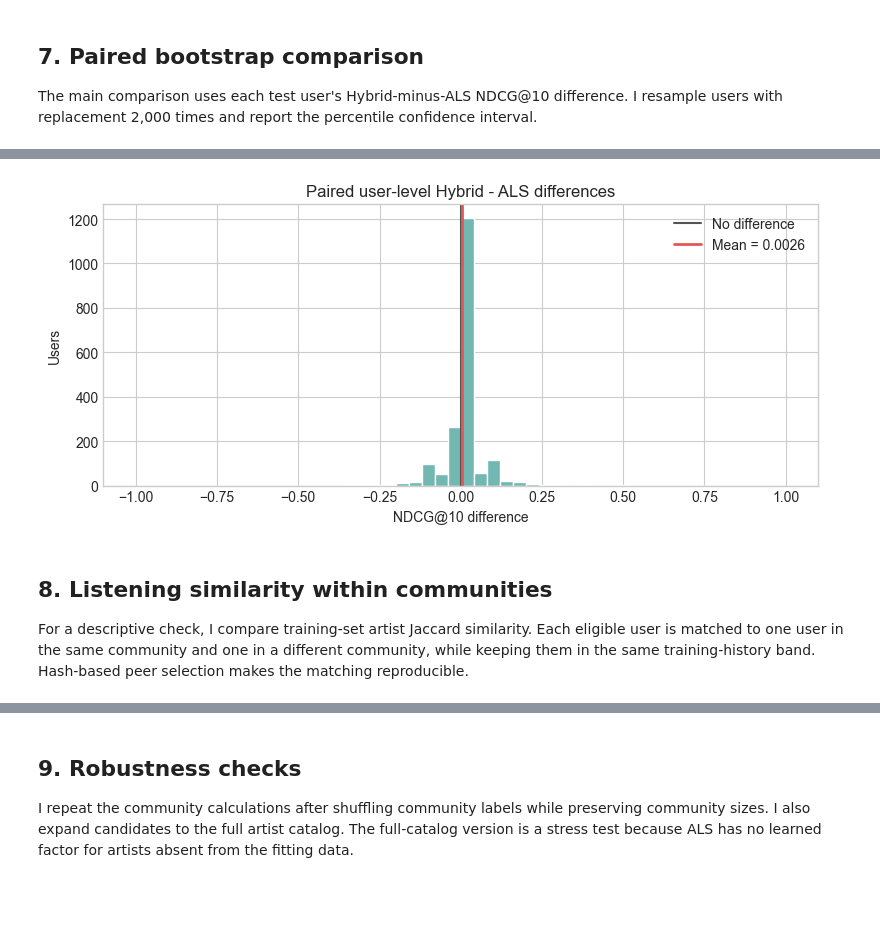
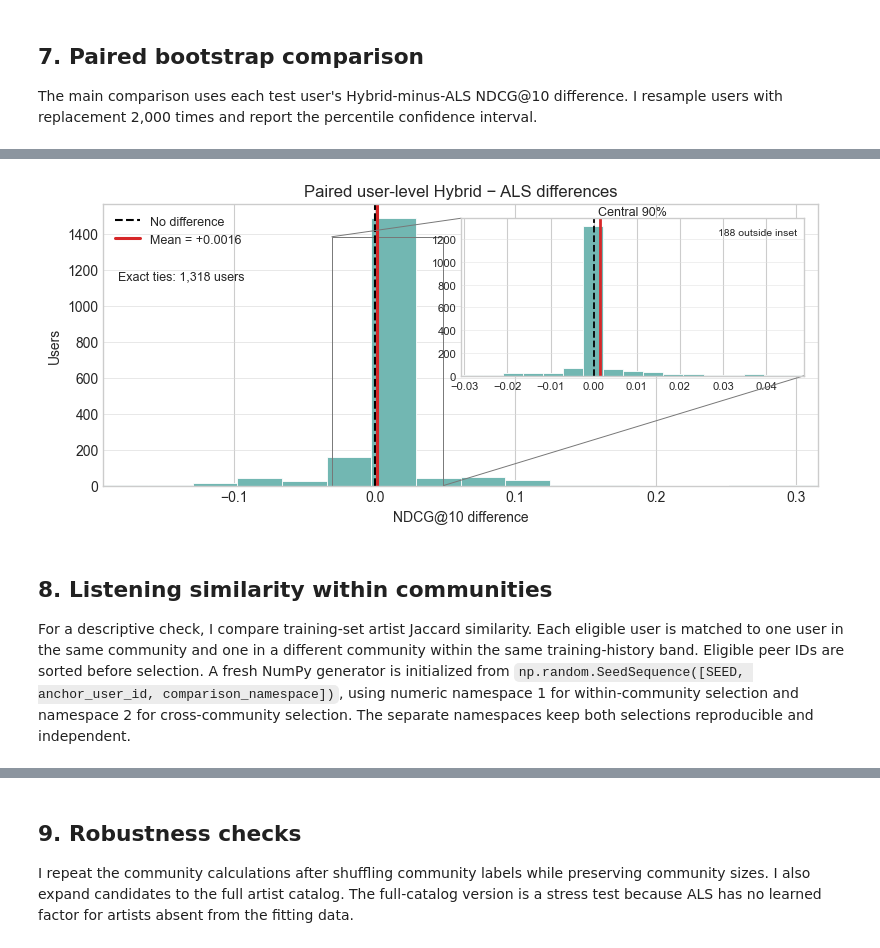
Before and after one commit to huangwanlu/dsa5101-lastfm-project, a Jupyter notebook: analysis.ipynb, the cells around one changed output, grey strips where cells are left out. Saved outputs shown, nothing was run; the diff lists cells and outputs as text; code cells hidden in the pictures; blank space fills up the shorter version.

```diff
--- a/analysis.ipynb
+++ b/analysis.ipynb
@@ -127,16 +191,18 @@ def allocation_counts(n):
     return tuple(counts)
 
 
-def row_key(user_id, artist_id):
-    text = f"{SEED}|{user_id}|{artist_id}".encode("ascii")
-    return sha256(text).digest(), artist_id
+def shuffle_user_rows(rows, user_id, seed=SEED):
+    rows = sorted(rows, key=lambda row: row[0])
+    rng = np.random.default_rng(np.random.SeedSequence([seed, int(user_id)]))
+    order = rng.permutation(len(rows))
+    return [rows[index] for index in order]
 # %%
 assignments = []
 partition_names = ("train", "validation", "test")
 
 for user_id, group in listens.groupby("user_id", sort=True):
     rows = [(int(row.artist_id), int(row.weight)) for row in group.itertuples()]
-    rows = sorted(rows, key=lambda row: row_key(int(user_id), row[0]))
+    rows = shuffle_user_rows(rows, int(user_id))
     if len(rows) < 7:
         assignments.extend((user_id, artist, weight, "train_only_low_history")
                            for artist, weight in rows)
@@ -540,18 +606,51 @@ display(bootstrap_result.round(8))
 # %%
+from mpl_toolkits.axes_grid1.inset_locator import inset_axes, mark_inset
+
+mean_difference = differences.mean()
+zero_count = int(np.count_nonzero(differences == 0))
+full_bins = np.histogram_bin_edges(differences, bins="doane")
+zoom_low, zoom_high = np.quantile(differences, [0.05, 0.95])
+zoom_values = differences[(differences >= zoom_low) & (differences <= zoom_high)]
+zoom_bins = np.histogram_bin_edges(zoom_values, bins="doane")
+outside_zoom = len(differences) - len(zoom_values)
+
 fig, ax = plt.subplots(figsize=(8, 3.7))
-ax.hist(differences, bins=np.linspace(-1, 1, 51), color="#72B7B2", edgecolor="white")
-ax.axvline(0, color="#555555", label="No difference")
-ax.axvline(differences.mean(), color="#E45756", linewidth=2,
-           label=f"Mean = {differences.mean():.4f}")
-ax.set(title="Paired user-level Hybrid - ALS differences",
-       xlabel="NDCG@10 difference", ylabel="Users")
-ax.legend(); plt.tight_layout(); plt.show()
+hist_style = dict(color="#72B7B2", edgecolor="white", linewidth=0.6)
+ax.hist(differences, bins=full_bins, **hist_style)
+ax.axvline(0, color="black", linestyle="--", linewidth=1.5,
+           label="No difference")
+ax.axvline(mean_difference, color="#D62728", linewidth=2.2,
+           label=f"Mean = {mean_difference:+.4f}")
+ax.set(title="Paired user-level Hybrid − ALS differences",
+       xlabel="NDCG@10 difference", ylabel="Users",
+       xlim=(differences.min(), differences.max()))
+ax.grid(axis="y", color="#D9D9D9", linewidth=0.6, alpha=0.7)
+ax.set_axisbelow(True)
+ax.legend(loc="upper left", frameon=False, fontsize=9)
+ax.text(0.02, 0.73, f"Exact ties: {zero_count:,} users",
+        transform=ax.transAxes, fontsize=9)
+
+zoom_ax = inset_axes(ax, width="48%", height="56%", loc="upper right", borderpad=1.0)
+zoom_ax.hist(zoom_values, bins=zoom_bins, **hist_style)
+zoom_ax.axvline(0, color="black", linestyle="--", linewidth=1.3)
+zoom_ax.axvline(mean_difference, color="#D62728", linewidth=2.0)
+zoom_ax.set_xlim(zoom_low, zoom_high)
+zoom_ax.set_title("Central 90%", fontsize=9, pad=2)
+zoom_ax.tick_params(labelsize=8)
+zoom_ax.grid(axis="y", color="#E0E0E0", linewidth=0.5, alpha=0.7)
+zoom_ax.text(0.98, 0.94, f"{outside_zoom:,} outside inset", ha="right", va="top",
+             transform=zoom_ax.transAxes, fontsize=7.5)
+mark_inset(ax, zoom_ax, loc1=2, loc2=4, fc="none", ec="#777777", lw=0.7)
+
+fig.subplots_adjust(left=0.09, right=0.98, bottom=0.16, top=0.88)
+fig.savefig("report_assets/h2_differences.png", dpi=200, bbox_inches="tight")
+plt.show()
 # %% [output]
-[figure, old version]
+[figure, new version]
 # %% [markdown]
 ## 8. Listening similarity within communities
 
-For a descriptive check, I compare training-set artist Jaccard similarity. Each eligible user is matched to one user in the same community and one in a different community, while keeping them in the same training-history band. Hash-based peer selection makes the matching reproducible.
+For a descriptive check, I compare training-set artist Jaccard similarity. Each eligible user is matched to one user in the same community and one in a different community within the same training-history band. Eligible peer IDs are sorted before selection. A fresh NumPy generator is initialized from `np.random.SeedSequence([SEED, anchor_user_id, comparison_namespace])`, using numeric namespace 1 for within-community selection and namespace 2 for cross-community selection. The separate namespaces keep both selections reproducible and independent.
 # %%
 def history_band(count):
     if count <= 10: return "5-10"
```
Also changed, not shown: parts of 16 cells of this notebook, 16 other files.
